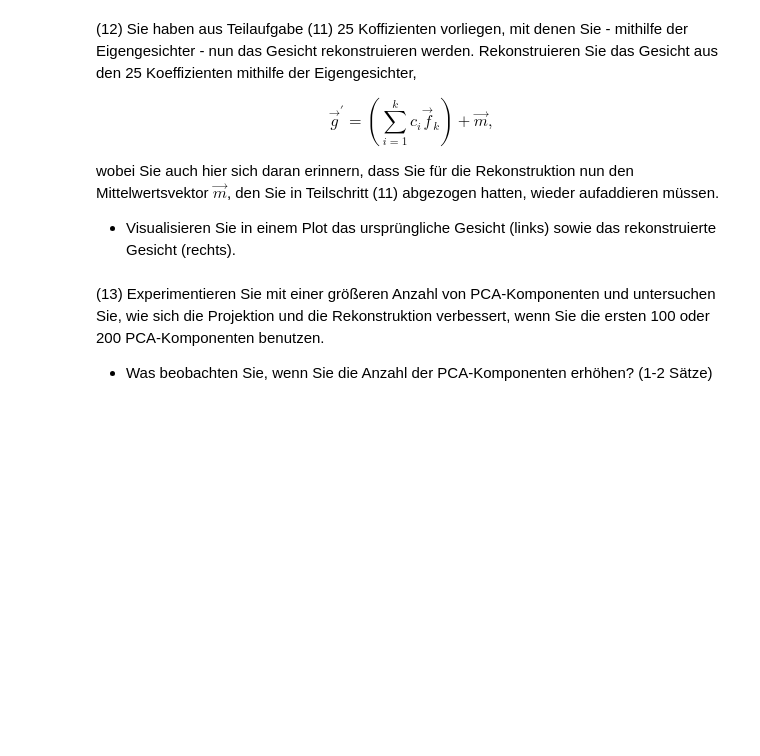
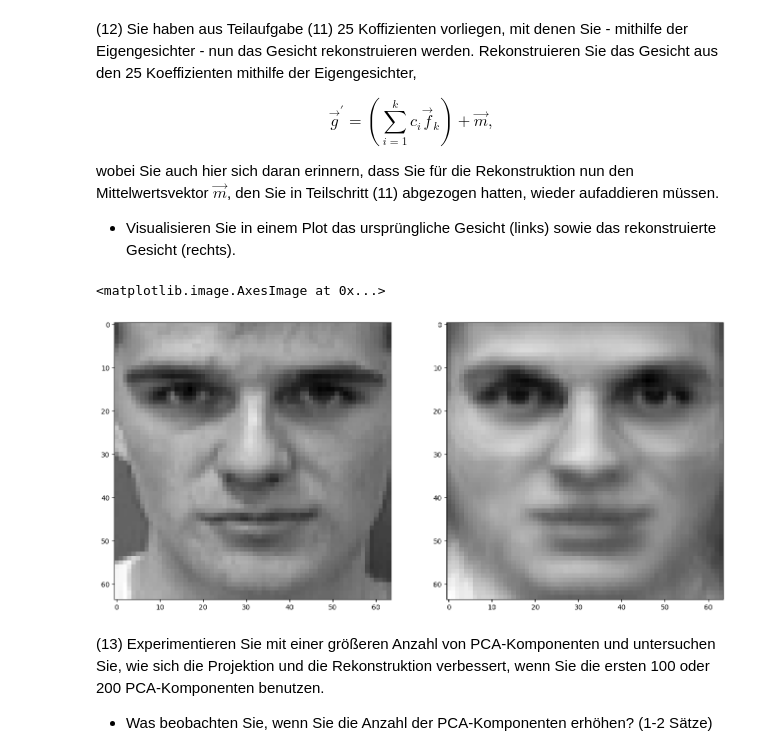
Before and after one commit to cortex359/ds.ss24, a Jupyter notebook: 06/TSRI-6.ipynb, the cells around one changed output. Cells and saved outputs as stored; diff of their text form; code cells hidden in the pictures; blank space fills up the shorter version.

```diff
--- a/06/TSRI-6.ipynb
+++ b/06/TSRI-6.ipynb
@@ -167,6 +178,14 @@ wobei $\vec{m}$ der Vektor der Mittelwerte über die Merkmale des gesamten Daten
 Bemerkung:
 
 * Sie haben hier das Gesicht 296 mithilfe von 25 Koeffizienten beschrieben und damit mit einem Vektor in einem 25-dimensionalen Raum. Dieser Raum ist deutlich kleiner als der ursprüngliche Raum (Dimensionsreduktion!).
+# %%
+face_296 = data[296]
+eig_vecs_25 = eig_vecs[0:25] # First 25 components
+mean_vector = np.mean(data, axis=0)
+
+centered_face = face_296 - mean_vector
+
+coefficients = np.dot(eig_vecs_25, centered_face)
 # %% [markdown]
 (12) Sie haben aus Teilaufgabe (11) 25 Koffizienten vorliegen, mit denen Sie - mithilfe der Eigengesichter - nun das Gesicht rekonstruieren werden. Rekonstruieren Sie das Gesicht aus den 25 Koeffizienten mithilfe der Eigengesichter,
 
@@ -175,6 +194,15 @@ $$\vec{g}^\prime = \left(\sum\limits_{i=1}^k c_i \vec{f}_k\right) + \vec{m},$$
 wobei Sie auch hier sich daran erinnern, dass Sie für die Rekonstruktion nun den Mittelwertsvektor $\vec{m}$, den Sie in Teilschritt (11) abgezogen hatten, wieder aufaddieren müssen.
 
 * Visualisieren Sie in einem Plot das ursprüngliche Gesicht (links) sowie das rekonstruierte Gesicht (rechts).
+# %%
+fig, axs = plt.subplots(1, 2, figsize=(16, 8))
+axs[0].imshow(face_296.reshape((64, 64)), cmap='gray') # das ursprüngliche Gesicht
+
+reconstructed_face = np.dot(coefficients, eig_vecs_25) + mean_vector
+axs[1].imshow(reconstructed_face.reshape((64, 64)), cmap='gray')
+# %% [output]
+<matplotlib.image.AxesImage at 0x...>
+[figure, added]
 # %% [markdown]
 (13) Experimentieren Sie mit einer größeren Anzahl von PCA-Komponenten und untersuchen Sie, wie sich die Projektion und die Rekonstruktion verbessert, wenn Sie die ersten 100 oder 200 PCA-Komponenten benutzen.
 
```
Also changed, not shown: parts of 12 cells of this notebook.
